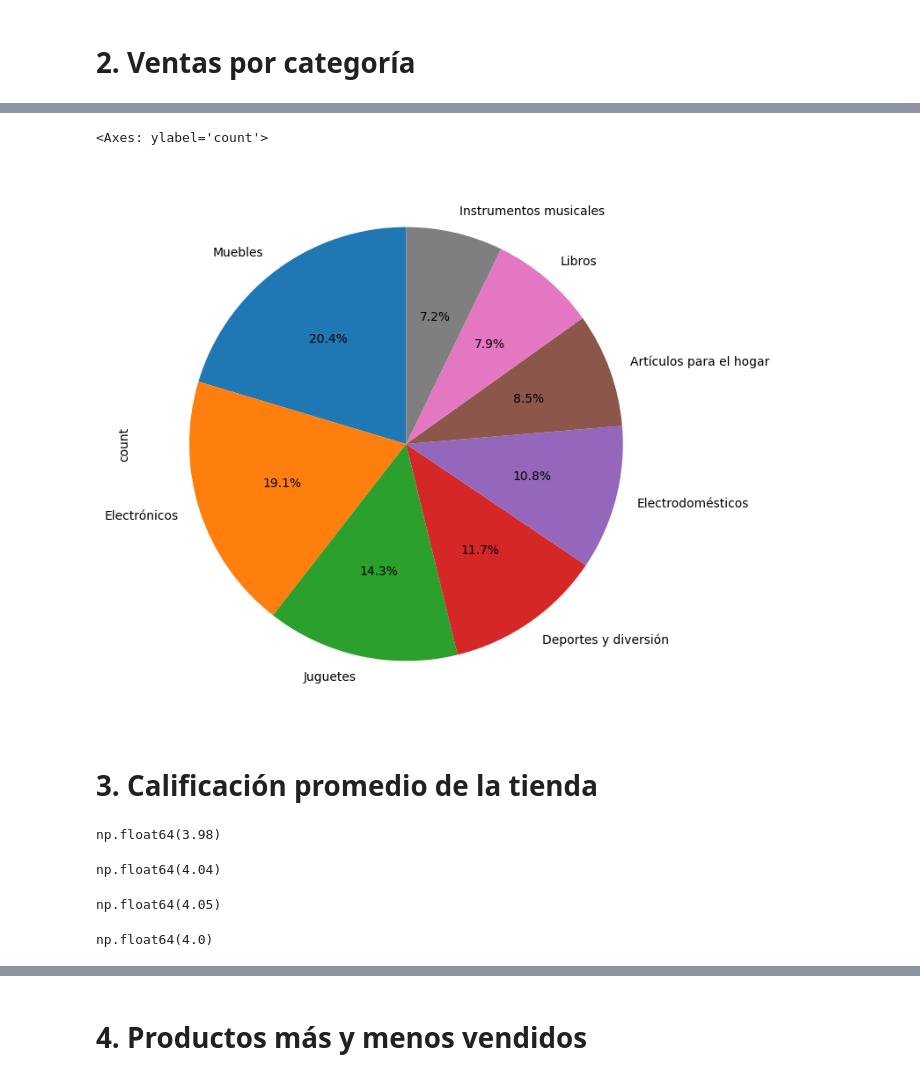
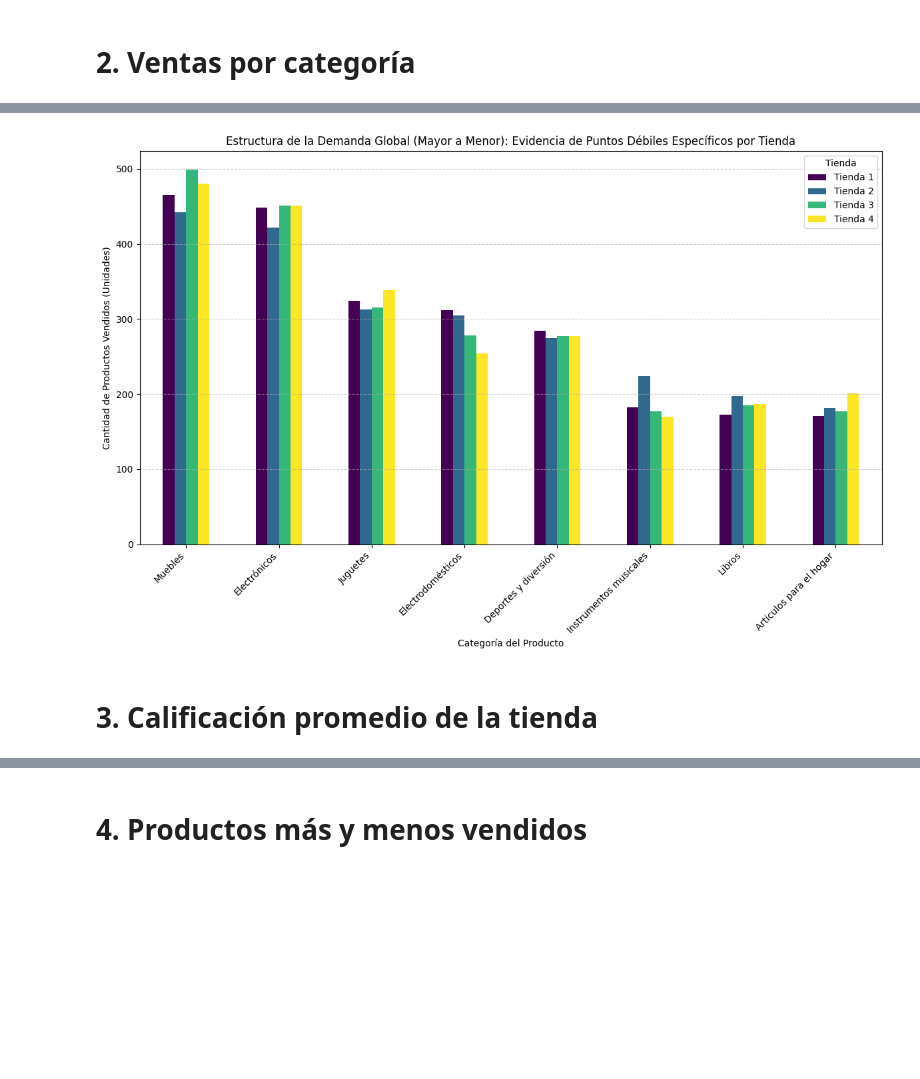
Before and after one commit to DevEnriquegd/ca-alura-store, a Jupyter notebook: AluraStore_JEGD.ipynb, the cells around one changed output, grey strips where cells are left out. Cells and saved outputs as stored; diff of their text form; code cells hidden in the pictures; blank space fills up the shorter version.

```diff
--- a/AluraStore_JEGD.ipynb
+++ b/AluraStore_JEGD.ipynb
@@ -87,28 +78,23 @@ categorias_mas_vendidas_tienda3.plot(kind='pie', figsize=(12,8), autopct='%1.1f%
-# %%
-categorias_mas_vendidas_tienda4 = tienda4['Categoría del Producto'].value_counts()
-categorias_mas_vendidas_tienda4.plot(kind='pie', figsize=(12,8), autopct='%1.1f%%', startangle=90)
-# %% [output]
-<Axes: ylabel='count'>
-[figure, removed]
+# %%
+df_ventas_comparativas = df_consolidado.groupby(['Categoría del Producto', 'ID_Tienda']).size().unstack(fill_value=0)
+
+df_ventas_comparativas['Total_Ventas'] = df_ventas_comparativas.sum(axis=1)
+df_top_categorias = df_ventas_comparativas.nlargest(8, 'Total_Ventas').drop(columns=['Total_Ventas'])
+
+ax = df_top_categorias.plot(
+    kind='bar',
+    figsize=(12, 8),
+    title="Estructura de la Demanda Global (Mayor a Menor): Evidencia de Puntos Débiles Específicos por Tienda",
+    ylabel="Cantidad de Productos Vendidos (Unidades)",
+    colormap='viridis'
+)
+
+plt.xticks(rotation=45, ha='right')
+plt.legend(title='Tienda', loc='upper right')
+plt.grid(axis='y', linestyle='--', alpha=0.6)
+plt.tight_layout()
+plt.show()
+# %% [output]
+[figure, added]
 # %% [markdown]
 # 3. Calificación promedio de la tienda
-# %%
-calificacion_tienda1 = round(tienda['Calificación'].mean(),2)
-calificacion_tienda1
-# %% [output]
-np.float64(3.98)
-# %%
-calificacion_tienda2 = round(tienda2['Calificación'].mean(),2)
-calificacion_tienda2
-# %% [output]
-np.float64(4.04)
-# %%
-calificacion_tienda3 = round(tienda3['Calificación'].mean(),2)
-calificacion_tienda3
-# %% [output]
-np.float64(4.05)
-# %%
-calificacion_tienda4 = round(tienda4['Calificación'].mean(),2)
-calificacion_tienda4
-# %% [output]
-np.float64(4.0)
```
Also changed, not shown: parts of 28 cells of this notebook.
